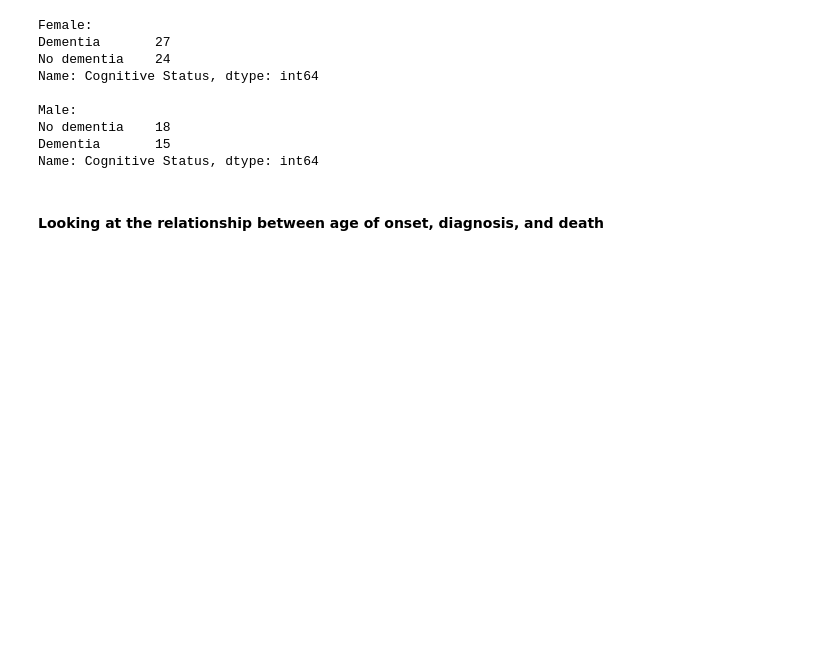
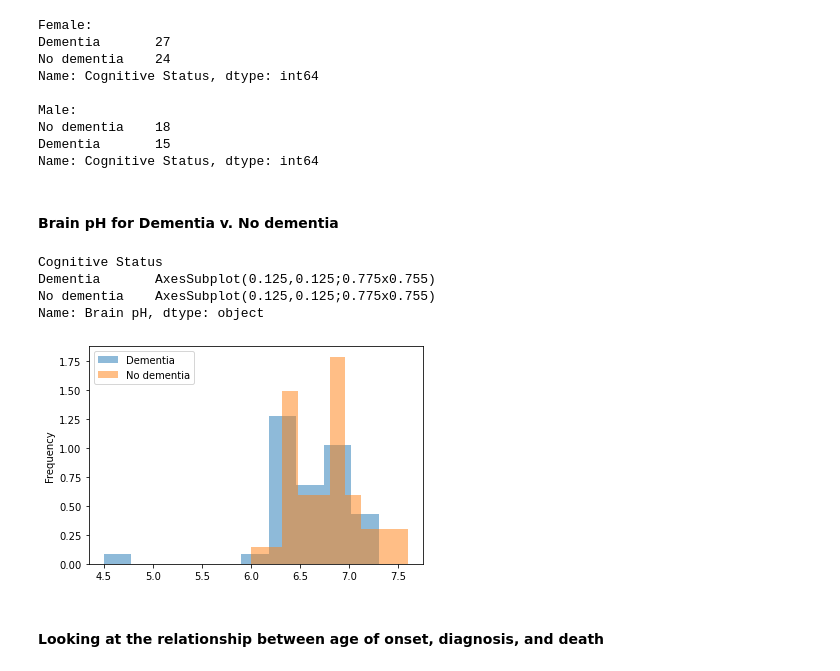
Before and after one commit to marisalong/marisalong.github.io, a Jupyter notebook: DataSciMilestone02.ipynb, the cells around one changed output. Cells and saved outputs as stored; diff of their text form; code cells hidden in the pictures; blank space fills up the shorter version.

Commit message:
Tried to make a graph

```diff
--- a/DataSciMilestone02.ipynb
+++ b/DataSciMilestone02.ipynb
@@ -388,6 +388,16 @@ Male:
 No dementia    18
 Dementia       15
 Name: Cognitive Status, dtype: int64
+# %% [markdown]
+#### Brain pH for Dementia v. No dementia
+# %%
+df_meta.groupby("Cognitive Status")['Brain pH'].plot.hist(alpha=.5, density=True, legend=True, xlabel = "Brain pH")
+# %% [output]
+Cognitive Status
+Dementia       AxesSubplot(0.125,0.125;0.775x0.755)
+No dementia    AxesSubplot(0.125,0.125;0.775x0.755)
+Name: Brain pH, dtype: object
+[figure, added]
 # %% [markdown]
 #### Looking at the relationship between age of onset, diagnosis, and death
 # %%
```
Also changed, not shown: parts of 7 cells of this notebook.
